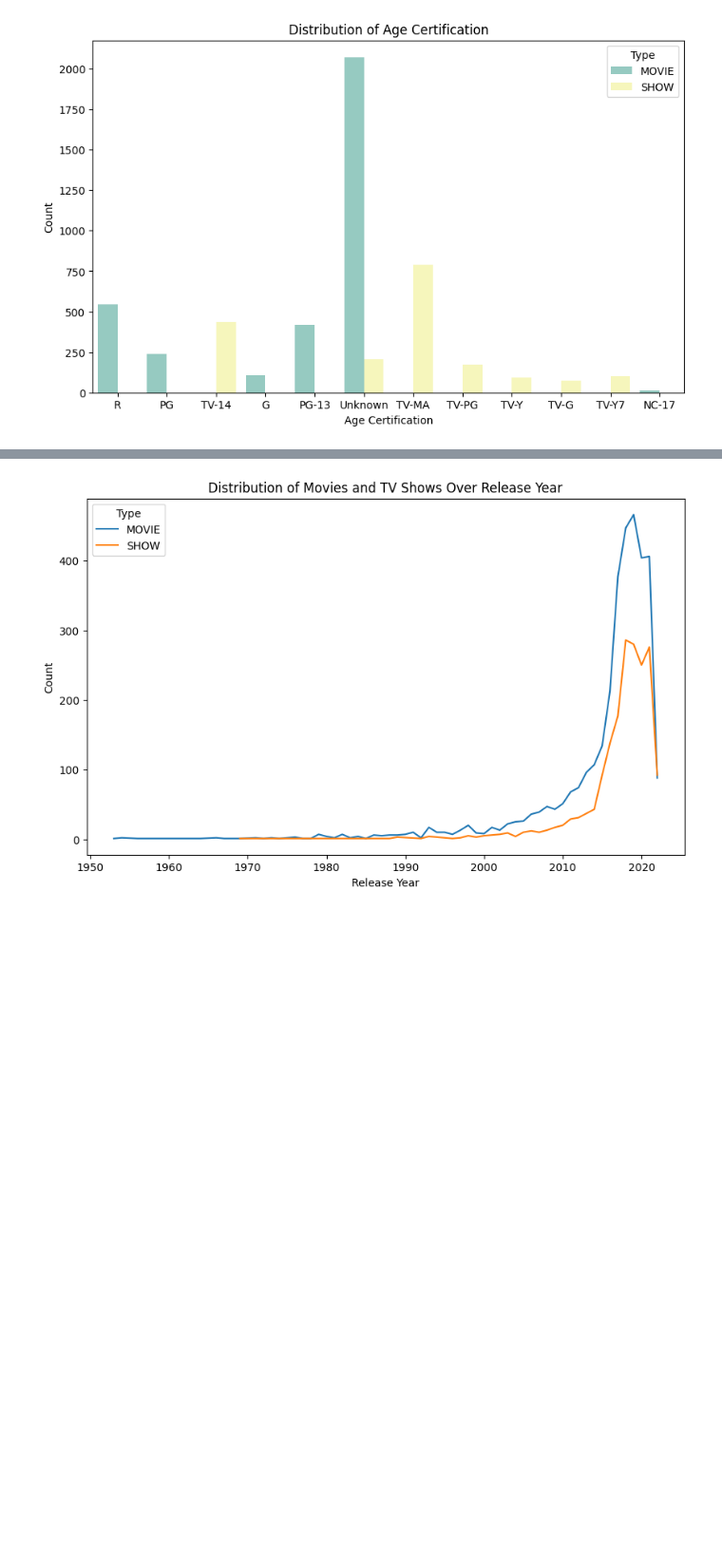
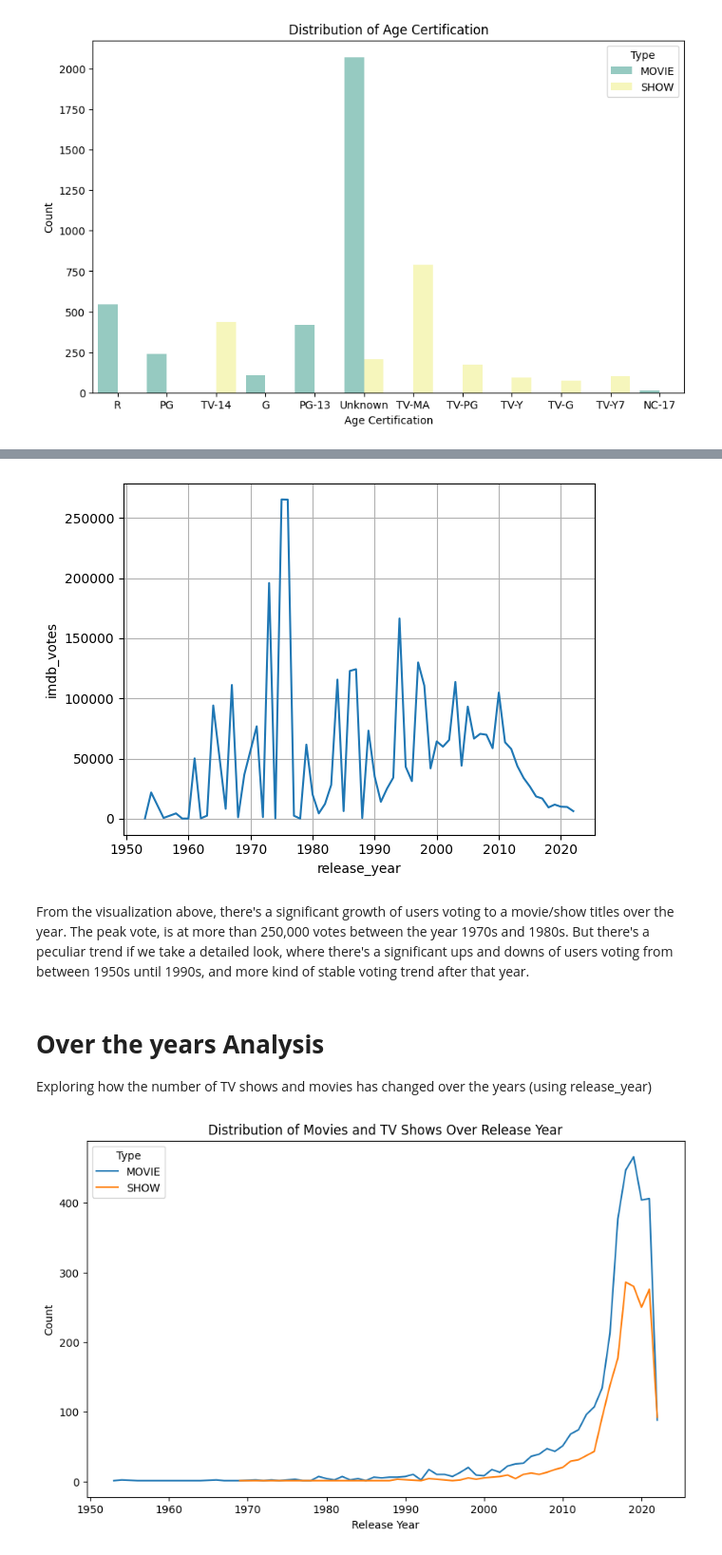
Before and after one commit to soumi22/Netflix-Movies-Shows, a Jupyter notebook: Netflix_TV_Shows_&_Movies.ipynb, the cells around one changed output, grey strips where cells are left out. Shown at 95% size. Drawn from its saved outputs; the diff is of its cells as text; code cells hidden in the pictures; blank space fills up the shorter version.

```diff
--- a/Netflix_TV_Shows_&_Movies.ipynb
+++ b/Netflix_TV_Shows_&_Movies.ipynb
@@ -281,3 +340,15 @@ plt.show()
+# %%
+sns.lineplot(data, y='imdb_votes', x='release_year', errorbar=None)
+plt.grid()
+plt.show()
+# %% [output]
+[figure, added]
+# %% [markdown]
+From the visualization above, there's a significant growth of users voting to a movie/show titles over the year. The peak vote, is at more than 250,000 votes between the year 1970s and 1980s. But there's a peculiar trend if we take a detailed look, where there's a significant ups and downs of users voting from between 1950s until 1990s, and more kind of stable voting trend after that year.
+# %% [markdown]
+# **Over the years Analysis**
+
+Exploring how the number of TV shows and movies has changed over the years (using release_year)
 # %%
 ## Distribution of Movies and TV Shows Over Release Year
 plt.figure(figsize=(10, 6))
```
Also changed, not shown: parts of 64 cells of this notebook.
